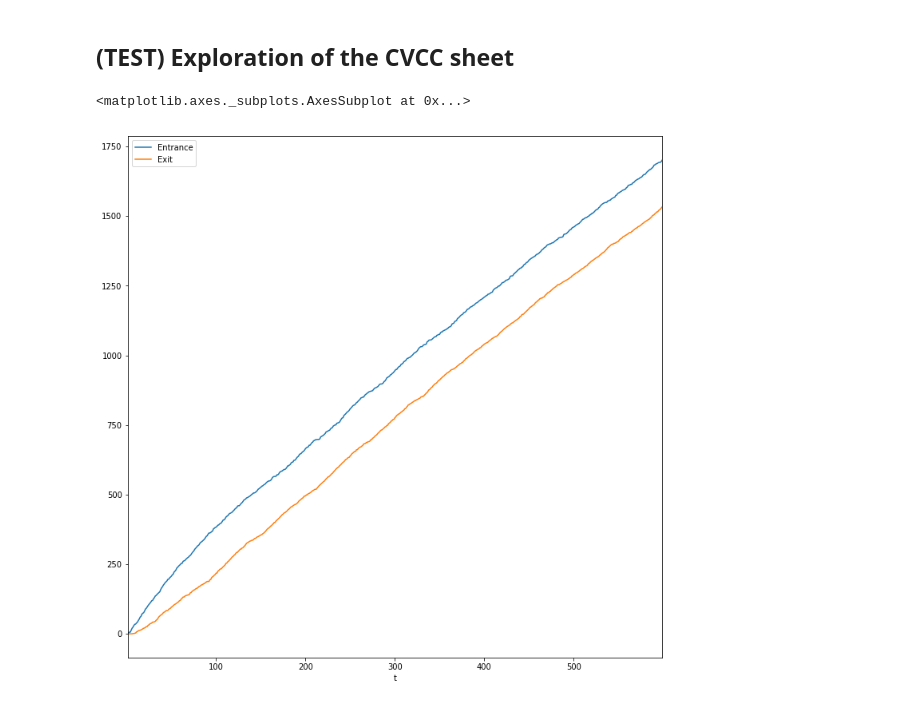
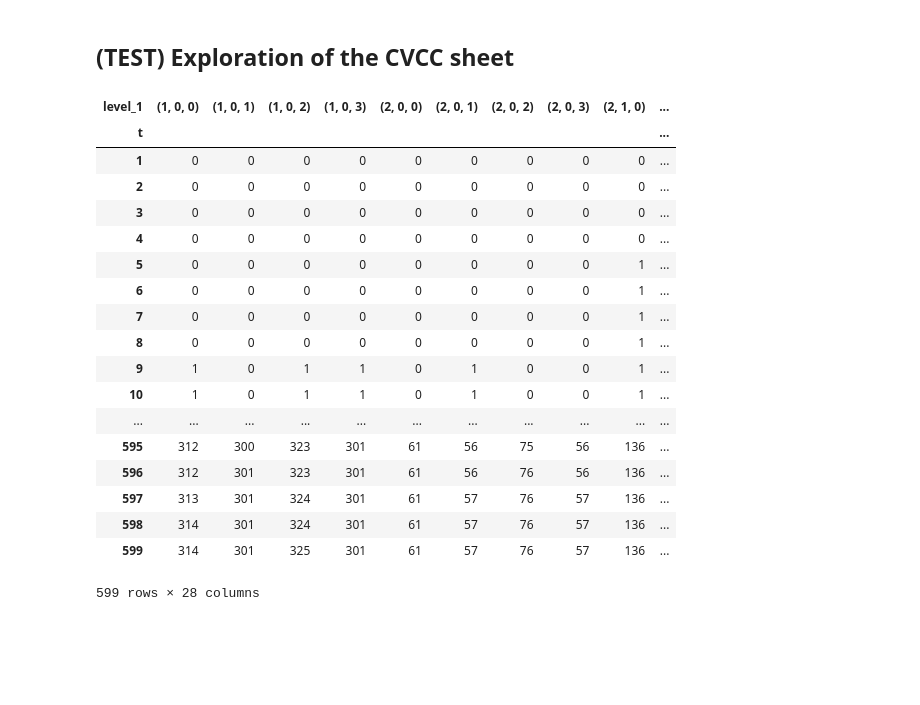
Before and after one commit to DEGABGED/ctm_data_processing, a Jupyter notebook: CVCC Exploration.ipynb, the cells around one changed output. Saved outputs shown, nothing was run; the diff lists cells and outputs as text; code cells hidden in the pictures; blank space fills up the shorter version.

```diff
--- a/CVCC Exploration.ipynb
+++ b/CVCC Exploration.ipynb
@@ -96,4 +96,26 @@ exits_rename = dict([
 df_cvcc = df_tmp.rename(columns=entrances_rename).rename(columns=exits_rename)
 # %%
 df_cvcc = df_cvcc.stack().reset_index().pivot_table(index='t', columns='level_1', values=0, aggfunc='sum')
+# %%
+df_cvcc
+# %% [output]
+| level_1 | (1, 0, 0) | (1, 0, 1) | (1, 0, 2) | (1, 0, 3) | (2, 0, 0) | (2, 0, 1) | (2, 0, 2) | (2, 0, 3) | (2, 1, 0) | ... |
+| t |  |  |  |  |  |  |  |  |  | ... |
+| 1 | 0 | 0 | 0 | 0 | 0 | 0 | 0 | 0 | 0 | ... |
+| 2 | 0 | 0 | 0 | 0 | 0 | 0 | 0 | 0 | 0 | ... |
+| 3 | 0 | 0 | 0 | 0 | 0 | 0 | 0 | 0 | 0 | ... |
+| 4 | 0 | 0 | 0 | 0 | 0 | 0 | 0 | 0 | 0 | ... |
+| 5 | 0 | 0 | 0 | 0 | 0 | 0 | 0 | 0 | 1 | ... |
+| 6 | 0 | 0 | 0 | 0 | 0 | 0 | 0 | 0 | 1 | ... |
+| 7 | 0 | 0 | 0 | 0 | 0 | 0 | 0 | 0 | 1 | ... |
+| 8 | 0 | 0 | 0 | 0 | 0 | 0 | 0 | 0 | 1 | ... |
+| 9 | 1 | 0 | 1 | 1 | 0 | 1 | 0 | 0 | 1 | ... |
+| 10 | 1 | 0 | 1 | 1 | 0 | 1 | 0 | 0 | 1 | ... |
+| ... | ... | ... | ... | ... | ... | ... | ... | ... | ... | ... |
+| 595 | 312 | 300 | 323 | 301 | 61 | 56 | 75 | 56 | 136 | ... |
+| 596 | 312 | 301 | 323 | 301 | 61 | 56 | 76 | 56 | 136 | ... |
+| 597 | 313 | 301 | 324 | 301 | 61 | 57 | 76 | 57 | 136 | ... |
+| 598 | 314 | 301 | 324 | 301 | 61 | 57 | 76 | 57 | 136 | ... |
+| 599 | 314 | 301 | 325 | 301 | 61 | 57 | 76 | 57 | 136 | ... |
+599 rows × 28 columns
 # %%
@@ -102,10 +124,3 @@ cvcc_exit = df_cvcc[[(1,0,0), (1,0,1), (1,0,2), (1,0,3)]].sum(axis=1)
 
 cvcc_tmp = pd.concat([cvcc_entrance, cvcc_exit], axis=1)
 cvcc_tmp.columns = ['Entrance', 'Exit']
-# %%
-fig, ax = plt.subplots(figsize=(12,12))
-
-cvcc_tmp.plot(ax=ax)
-# %% [output]
-<matplotlib.axes._subplots.AxesSubplot at 0x...>
-[figure, removed]
```
Also changed, not shown: parts of 9 cells of this notebook, 1 other file.
